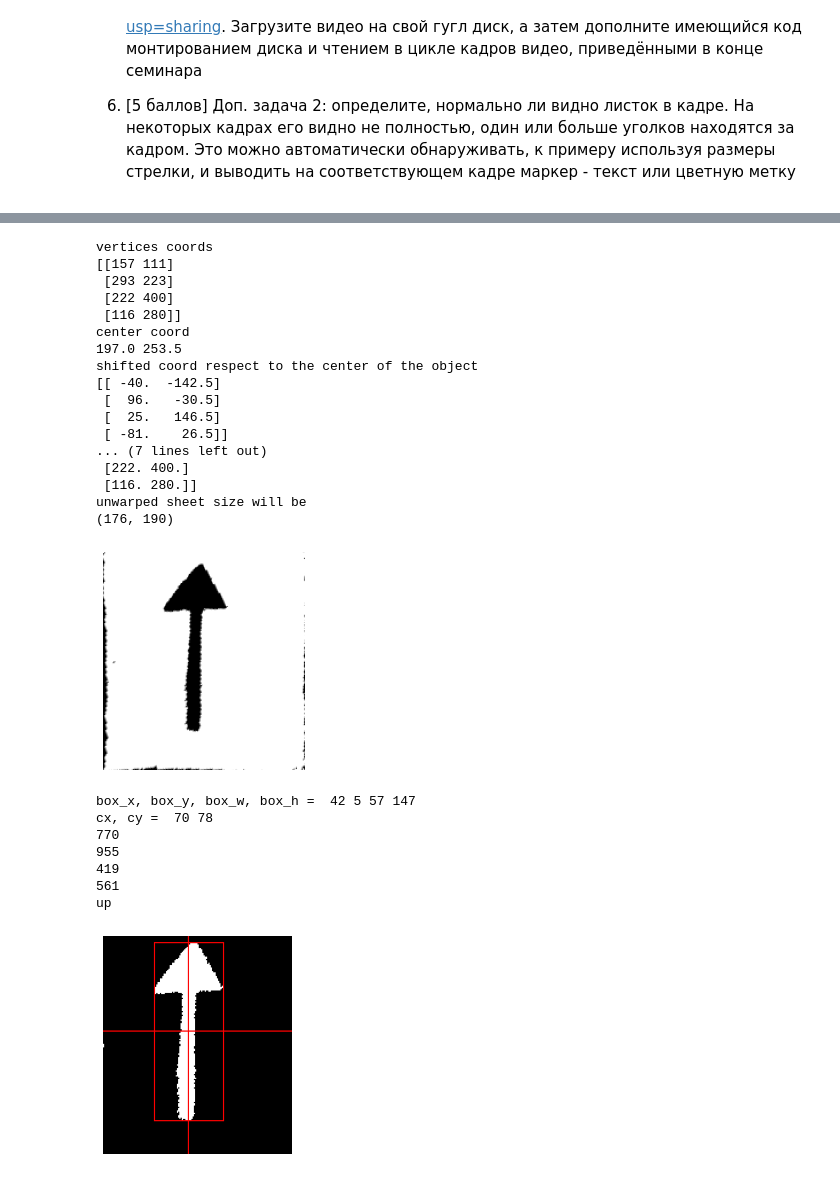
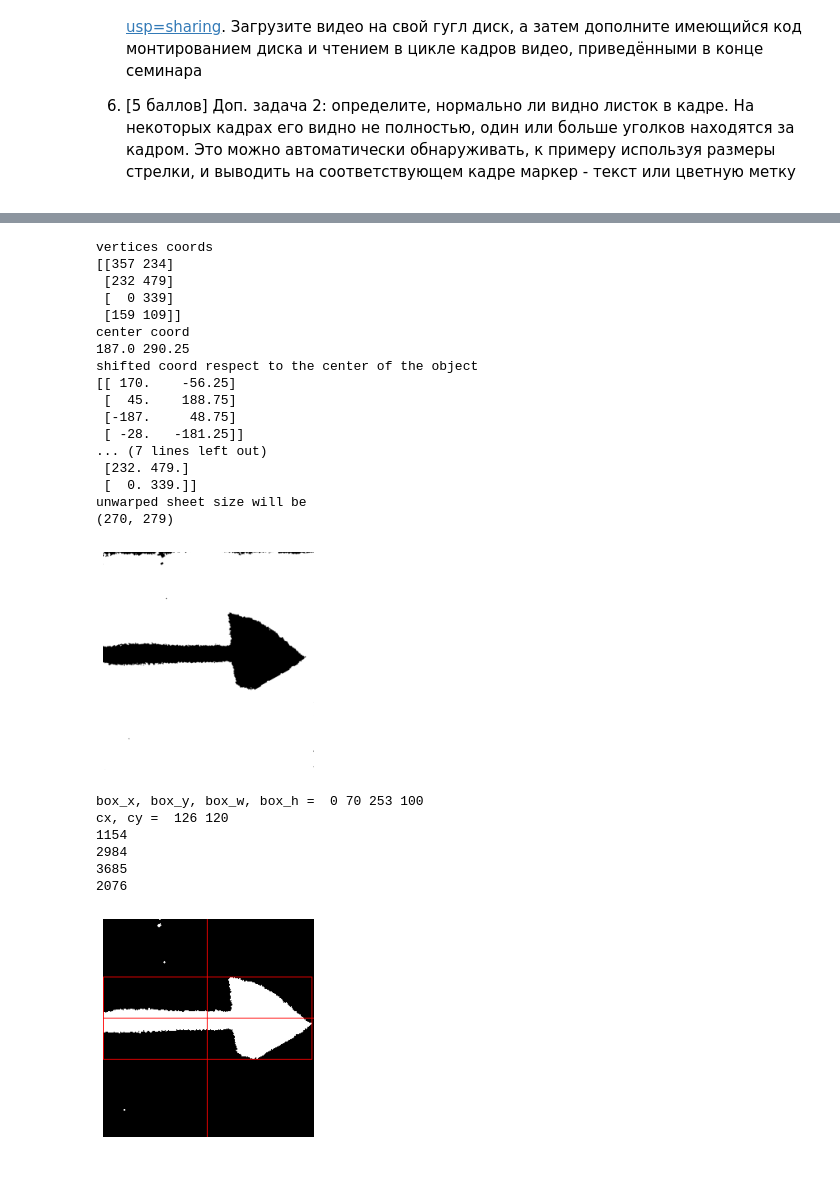
Before and after one commit to PtrShi/cvr_course, a Jupyter notebook: notebooks/cv_hw3.ipynb, the cells around one changed output, grey strips where cells are left out. Saved outputs shown, nothing was run; the diff lists cells and outputs as text; code cells hidden in the pictures.

```diff
--- a/notebooks/cv_hw3.ipynb
+++ b/notebooks/cv_hw3.ipynb
@@ -36,8 +36,16 @@ import sys
 from matplotlib import pyplot as plt
 #plt.rcParams["figure.figsize"] = (10,10)
 imgdir = 'cvr_course/data/imgs/arrow/'
-filename = 'vlcsnap-2020-10-21-18h01m22s212.png'
-#filename = 'vlcsnap-2020-10-21-18h01m51s638.png'
+#filename = 'vlcsnap-2020-10-21-18h01m22s212.png'
+#filename = 'vlcsnap-2020-10-21-18h01m27s294.png'
+#filename = 'vlcsnap-2020-10-21-18h01m29s941.png'
+#filename = 'vlcsnap-2020-10-21-18h01m33s362.png'
+#filename = 'vlcsnap-2020-10-21-18h01m36s056.png'
+#filename = 'vlcsnap-2020-10-21-18h01m41s874.png'
+#filename = 'vlcsnap-2020-10-21-18h01m44s163.png'
+#filename = 'vlcsnap-2020-10-21-18h01m46s644.png'
+#filename = 'vlcsnap-2020-10-21-18h01m49s487.png'
+filename = 'vlcsnap-2020-10-21-18h01m51s638.png'
 img_orig = cv2.imread (imgdir + filename, cv2.IMREAD_COLOR)
 if img_orig is None:
   assert False, 'no such a file'
@@ -170,22 +178,22 @@ print ('unwarped sheet size will be')
 print (unwarped_size)
 # %% [output]
 vertices coords
-[[157 111]
- [293 223]
- [222 400]
- [116 280]]
+[[357 234]
+ [232 479]
+ [  0 339]
+ [159 109]]
 center coord
-197.0 253.5
+187.0 290.25
 shifted coord respect to the center of the object
-[[ -40.  -142.5]
- [  96.   -30.5]
- [  25.   146.5]
- [ -81.    26.5]]
+[[ 170.    -56.25]
+ [  45.    188.75]
+ [-187.     48.75]
+ [ -28.   -181.25]]
 ... (7 lines left out)
- [222. 400.]
- [116. 280.]]
+ [232. 479.]
+ [  0. 339.]]
 unwarped sheet size will be
-(176, 190)
+(270, 279)
 # %%
 # https://opencv-python-tutroals.readthedocs.io/en/latest/py_tutorials/py_imgproc/py_geometric_transformations/py_geometric_transformations.html
 dst = np.array([[0, 0], [unwarped_size[0], 0], [unwarped_size[0], unwarped_size[1]], [0, unwarped_size[1]]], dtype="float32")
@@ -196,10 +204,10 @@ plt.imshow (mask_unwarped, cmap= 'gray')
 plt.axis ('off')
 plt.show ()
 # %% [output]
-[figure, old version]
+[figure, new version]
 # %%
 #let's crop a bit
-crop_x, crop_y = 10, 5
+crop_x, crop_y = 7, 7
 
 mask_unwarped_cropped = mask_unwarped [crop_y:-crop_y, crop_x:-crop_x]
 
@@ -231,6 +239,7 @@ cnt_arrow = contours_unwarped [ind_largest_cont]
 
 # найдём геометрический центр стрелки
 box_x, box_y, box_w, box_h = cv2.boundingRect (cnt_arrow)
+
 cx = int (box_x + box_w / 2)
 cy = int (box_y + box_h / 2)
 
@@ -258,41 +267,40 @@ print (weight_br)
 print (weight_bl)
 # отсортируем четверти по количеству белых точек
 #  0 1
 #  2 3
 weights = np.array ((weight_tl, weight_tr, weight_bl, weight_br), dtype = 'int')
 first, second = np.argsort (-weights) [:2]
 summa = first + second
 if summa == 1:
   direction = 'up'
 else:
   if summa == 4:
     direction = 'right'
   else:
     if summa == 5:
       direction = 'down'
     else:
       if summa == 2:
         direction = 'left'
       else:
         direction = 'unknown'
 #print (direction)
 # print (first, second)
 # weights_ordered = weights [np.argsort (-weights)]
 # print (weights_ordered)
 #print (cx, cy)
 #print (mask_unwarped_cropped.shape)
 plt.imshow (mask_color)
 plt.axis ('off')
 plt.show ()
 # %% [output]
-box_x, box_y, box_w, box_h =  42 5 57 147
-cx, cy =  70 78
-770
-955
-419
-561
-up
+box_x, box_y, box_w, box_h =  0 70 253 100
+cx, cy =  126 120
+1154
+2984
+3685
+2076
-[figure, old version]
+[figure, new version]
 # %%
 plt.imshow (img_orig)
 plt.text (50, 50, direction, fontsize=20)
```
Also changed, not shown: parts of 5 cells of this notebook.
